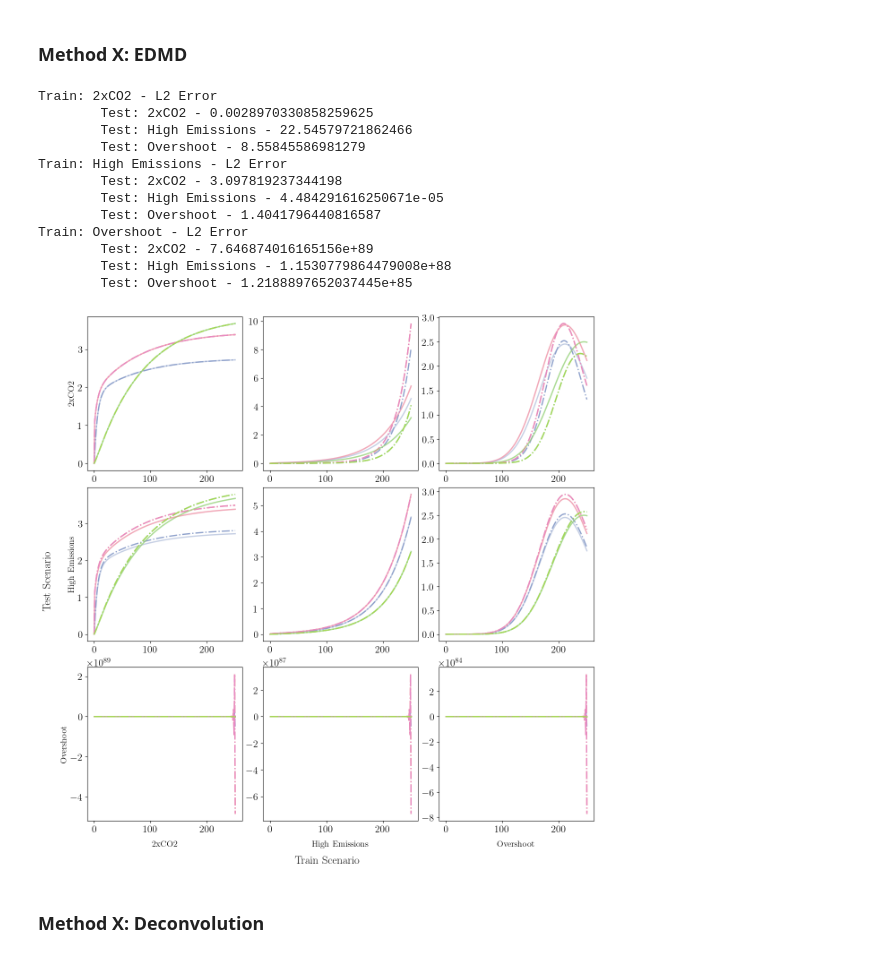
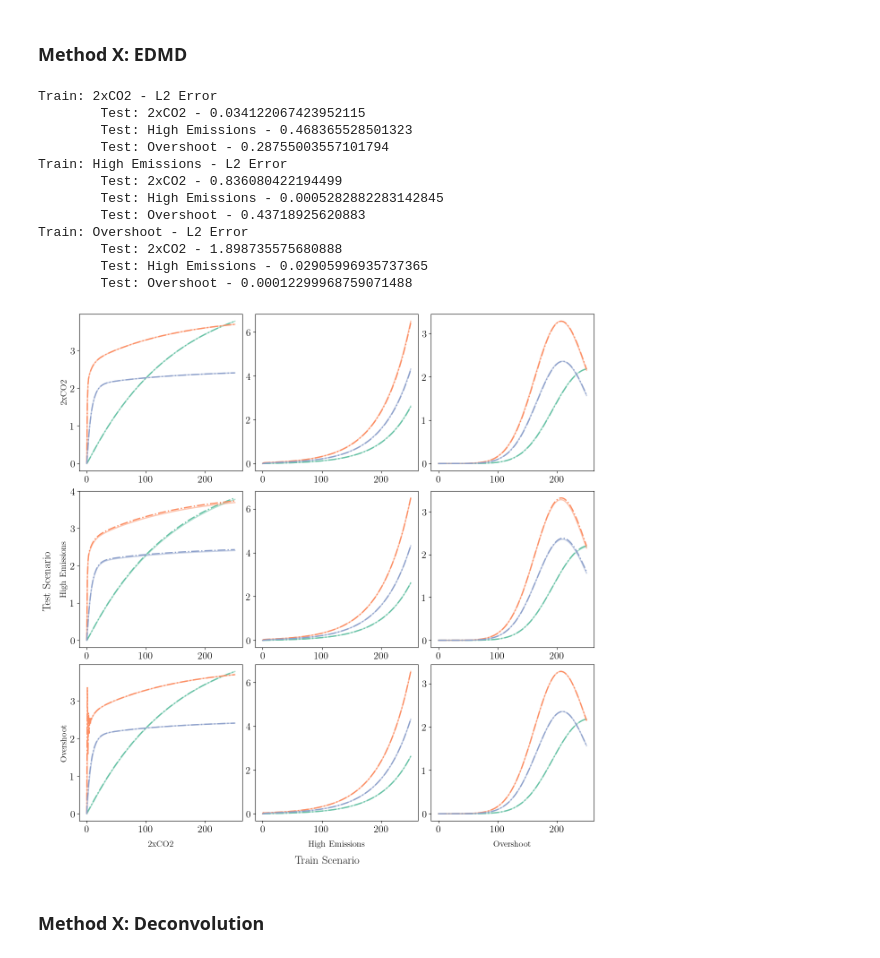
Before and after one commit to cbwomack/SCM_Emulators, a Jupyter notebook: exp2a_coup.ipynb, the cells around one changed output. Drawn from its saved outputs; the diff is of its cells as text; code cells hidden in the pictures.

```diff
--- a/exp2a_coup.ipynb
+++ b/exp2a_coup.ipynb
@@ -29,14 +32,14 @@ c) Overshoot
 # Required variables
 t_end, t_star = 251, 50
 t = np.arange(0,t_end)
-n_boxes = 5
+n_boxes = 3
 
 # Initialize forcing vectors and run experiments
 experiments = ['2xCO2','High Emissions','Overshoot']
 forcings, full_outputs, T_out = {}, {}, {}
 for i, exp in enumerate(experiments):
-  forcings[exp] = emulator_utils.generate_forcing(exp, t, t_end, t_star, n_boxes)
-  full_outputs[exp] = BudykoSellers.Run_Budyko_Sellers(exp_flag=i, diff_flag=1)
+  full_outputs[exp] = BudykoSellers.Run_Budyko_Sellers(exp_flag=i, n_boxes=n_boxes, diff_flag=1)
+  forcings[exp] = np.tile(full_outputs[exp]['forcing_ts'], (n_boxes, 1))
   T_out[exp] = np.squeeze(full_outputs[exp]['T_ts'])[0:n_boxes,:]
 # %% [markdown]
 ### Method X: DMD
@@ -65,25 +68,26 @@ Train: Overshoot - L2 Error
 # %%
 n_steps = len(t)
 w0 = np.zeros(n_boxes)
 dt = 1
-w_dict = emulator_utils.Vector_Dict(method='polynomial', degree=1)
-F_dict = emulator_utils.Vector_Dict(method='polynomial', degree=2)
-operator_EDMD, T_pred_EDMD = emulator_utils.emulate_experiments(experiments, T_out, forcings, 'EDMD', w0, t, dt, n_steps, n_boxes, w_dict, F_dict)
+w_dict = emulator_utils.Vector_Dict(method='hermite', degree=1)
+F_dict = emulator_utils.Vector_Dict(method='hermite', degree=1)
+operator_EDMD, T_pred_EDMD, L2_EDMD = emulator_utils.emulate_experiments('EDMD', experiments=experiments, outputs=T_out, forcings=forcings, w0=w0, t=t, dt=dt,
+                                                                n_steps=n_steps, n_boxes=n_boxes, w_dict=w_dict, F_dict=F_dict)
 emulator_utils.plot_true_pred(T_out, T_pred_EDMD, experiments)
 # %% [output]
 Train: 2xCO2 - L2 Error
-        Test: 2xCO2 - 0.0028970330858259625
-        Test: High Emissions - 22.54579721862466
-        Test: Overshoot - 8.55845586981279
+        Test: 2xCO2 - 0.034122067423952115
+        Test: High Emissions - 0.468365528501323
+        Test: Overshoot - 0.28755003557101794
 Train: High Emissions - L2 Error
-        Test: 2xCO2 - 3.097819237344198
-        Test: High Emissions - 4.484291616250671e-05
-        Test: Overshoot - 1.4041796440816587
+        Test: 2xCO2 - 0.836080422194499
+        Test: High Emissions - 0.0005282882283142845
+        Test: Overshoot - 0.43718925620883
 Train: Overshoot - L2 Error
-        Test: 2xCO2 - 7.646874016165156e+89
-        Test: High Emissions - 1.1530779864479008e+88
-        Test: Overshoot - 1.2188897652037445e+85
+        Test: 2xCO2 - 1.898735575680888
+        Test: High Emissions - 0.02905996935737365
+        Test: Overshoot - 0.00012299968759071488
-[figure, old version]
+[figure, new version]
 # %% [markdown]
 ### Method X: Deconvolution
 # %%
```
Also changed, not shown: parts of 7 cells of this notebook, 6 other files.
